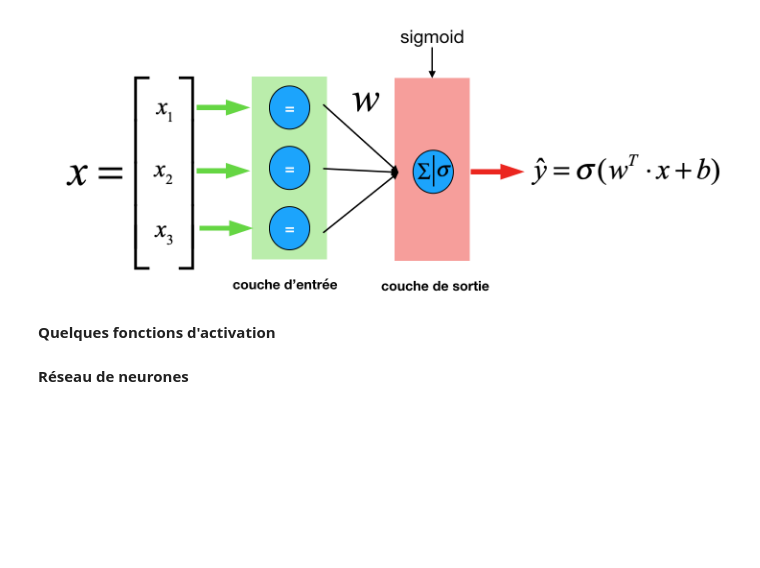
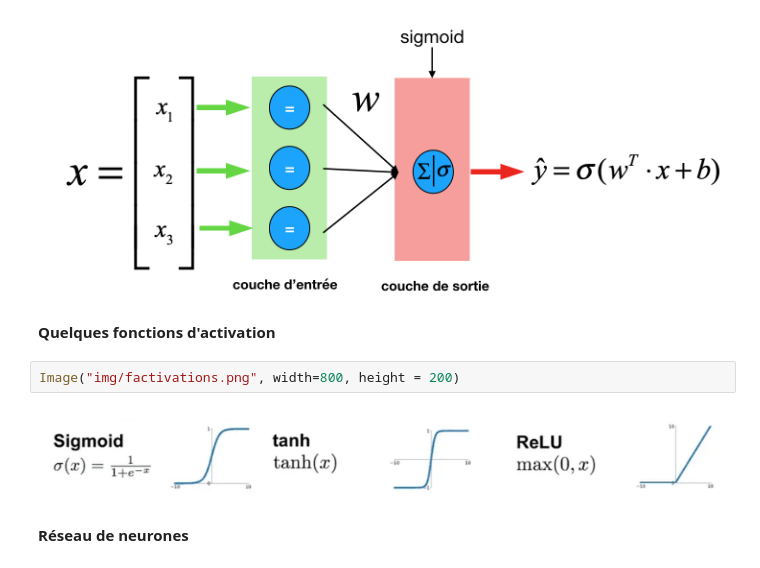
Before and after one commit to curiousML/DSA, a Jupyter notebook: text_mining/introduction/Introduction.ipynb, the cells around one changed output. Drawn from its saved outputs; the diff is of its cells as text; blank space fills up the shorter version.

```diff
--- a/text_mining/introduction/Introduction.ipynb
+++ b/text_mining/introduction/Introduction.ipynb
@@ -58,6 +58,10 @@ Image("img/logreg.png", width=750, height = 200)
 [figure]
 # %% [markdown]
 **Quelques fonctions d'activation**
+# %%
+Image("img/factivations.png", width=800, height = 200)
+# %% [output]
+[figure, added]
 # %% [markdown]
 **Réseau de neurones**
 # %%
```
Also changed, not shown: parts of 2 cells of this notebook, 6 other files.
